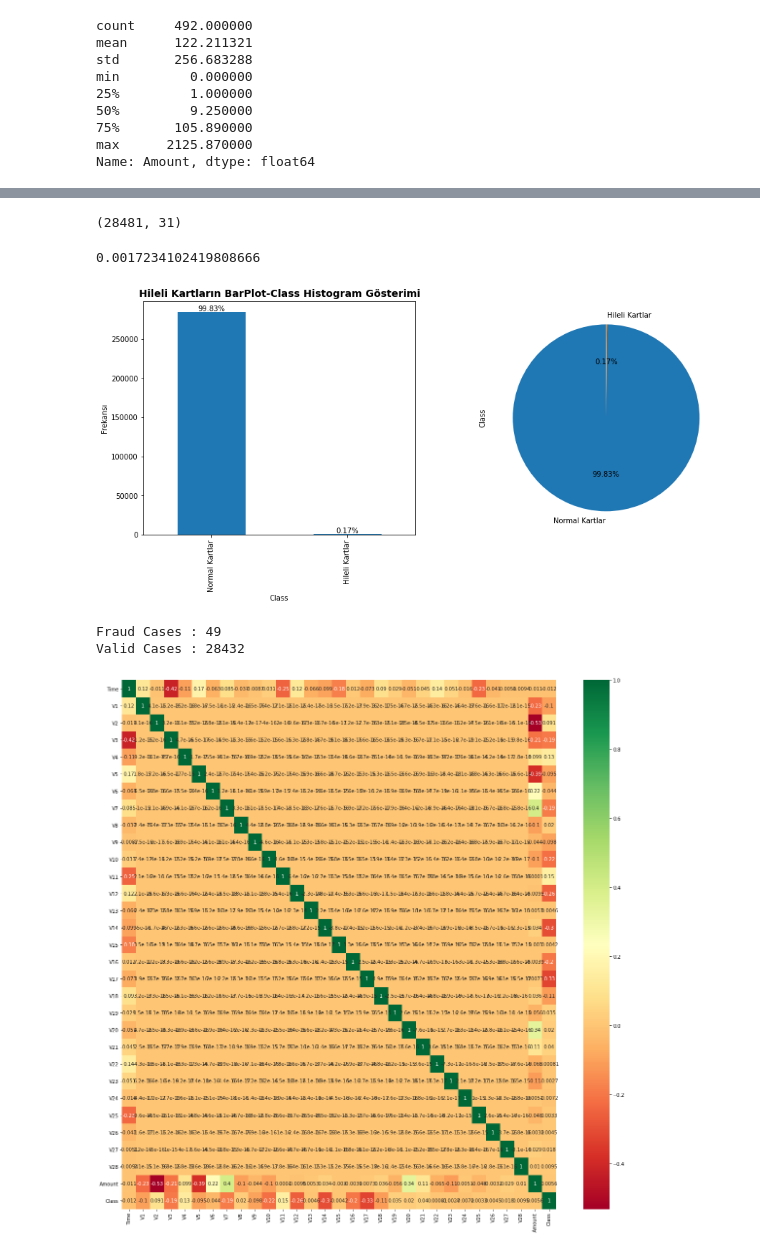
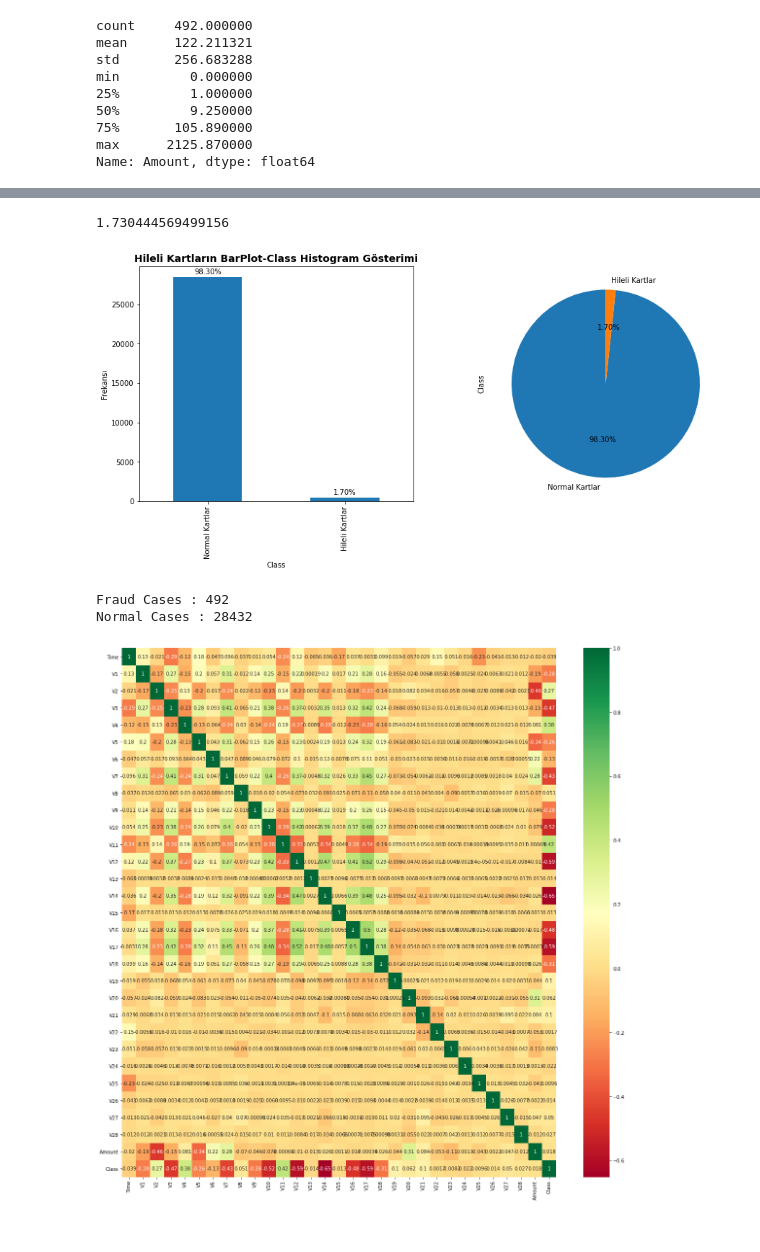
Before and after one commit to coderrved/credit-card-fraud-detection, a Jupyter notebook: Artificial Intelligence/Anomaly_Detection.ipynb, the cells around one changed output, grey strips where cells are left out. Drawn from its saved outputs; the diff is of its cells as text; code cells hidden in the pictures.

```diff
--- a/Artificial Intelligence/Anomaly_Detection.ipynb
+++ b/Artificial Intelligence/Anomaly_Detection.ipynb
@@ -79,3 +79,6 @@ print("Normal Kredi Kartı verileri: ", normal.shape) # Normal kart verileri
 # %% [output]
 Sahte Kredi Kartı verileri:  (492, 31)
 Normal Kredi Kartı verileri:  (284315, 31)
+# %%
+normal_data = normal.sample(frac = 0.1,random_state=1) # Çok fazla datamız vardı. Belirli sayıda örnek alarak veri setimizi biraz küçülttük.
+normal_data.shape
@@ -81,0 +87,6 @@ Normal Kredi Kartı verileri:  (284315, 31)
+# %%
+frames = [normal_data, fraud] # Yeni data seti oluşturmak için normal ve hileli kredi kartı verilerini birleştirdik.
+result = pd.concat(frames)
+# %%
+data = result.sample(frac=1).reset_index(drop=True)  # Elimizdeki veri setini azaltarak 1 olan değerleri karıştırdık.
+data.shape
@@ -164,7 +183,2 @@ plt.show()  # Dolandırıcılık işlemlerinin çoğu, 50000 saniye ile 1000000
-# %%
-data1= data.sample(frac = 0.1,random_state=1) # Çok fazla datamız vardı. Belirli sayıda örnek alarak veri setimizi biraz küçülttük.
-data1.shape
-# %% [output]
-(28481, 31)
 # %%
 #Determine the number of fraud and valid transactions in the dataset
@@ -177,7 +186,7 @@ outlier_fraction = len(Fraud)/float(len(Valid))
 # %%
-print(outlier_fraction)
+print(outlier_fraction*100)
 # %% [output]
-0.0017234102419808666
+1.730444569499156
 # %%
 plt.figure(figsize=(15,6))
 
@@ -194,7 +203,7 @@ total = float(len(data))
 for p in ax.patches: # Yüzdelik değerlerin textini ayarlamak için kullanıyoruz.
     height = p.get_height()
     ax.text(p.get_x()+p.get_width()/2.,
-            height + 1700,
+            height + 400,
             '{:1.2f}%'.format(height*100/total),
             ha="center")
 
@@ -204,25 +213,25 @@ labels = 'Normal Kartlar', 'Hileli Kartlar'
 data["Class"].value_counts().plot.pie(autopct = "%1.2f%%", labels=labels, startangle=90)
 plt.show()
 # %% [output]
-[figure, old version]
+[figure, new version]
 # %%
-print("Fraud Cases : {}".format(len(Fraud))) # Yeni dataseti oluşturduğumuzda elimizde kalan fraud ve valid değerler
+print("Fraud Cases : {}".format(len(fraud))) # Yeni dataseti oluşturduğumuzda elimizde kalan fraud ve valid değerler
 
-print("Valid Cases : {}".format(len(Valid)))
+print("Normal Cases : {}".format(len(normal)))
 # %% [output]
-Fraud Cases : 49
-Valid Cases : 28432
+Fraud Cases : 492
+Normal Cases : 28432
 # %%
 ## Correlation
 import seaborn as sns
 #get correlations of each features in dataset
-corrmat = data1.corr()
+corrmat = data.corr()
 top_corr_features = corrmat.index
 plt.figure(figsize=(20,20))
 #plot heat map
 g=sns.heatmap(data[top_corr_features].corr(),annot=True,cmap="RdYlGn")
 # %% [output]
-[figure, old version]
+[figure, new version]
 # %%
 # Understanding more on the correlation in data:
 print("Most important features relative to target variable Class")
```
Also changed, not shown: parts of 19 cells of this notebook.
